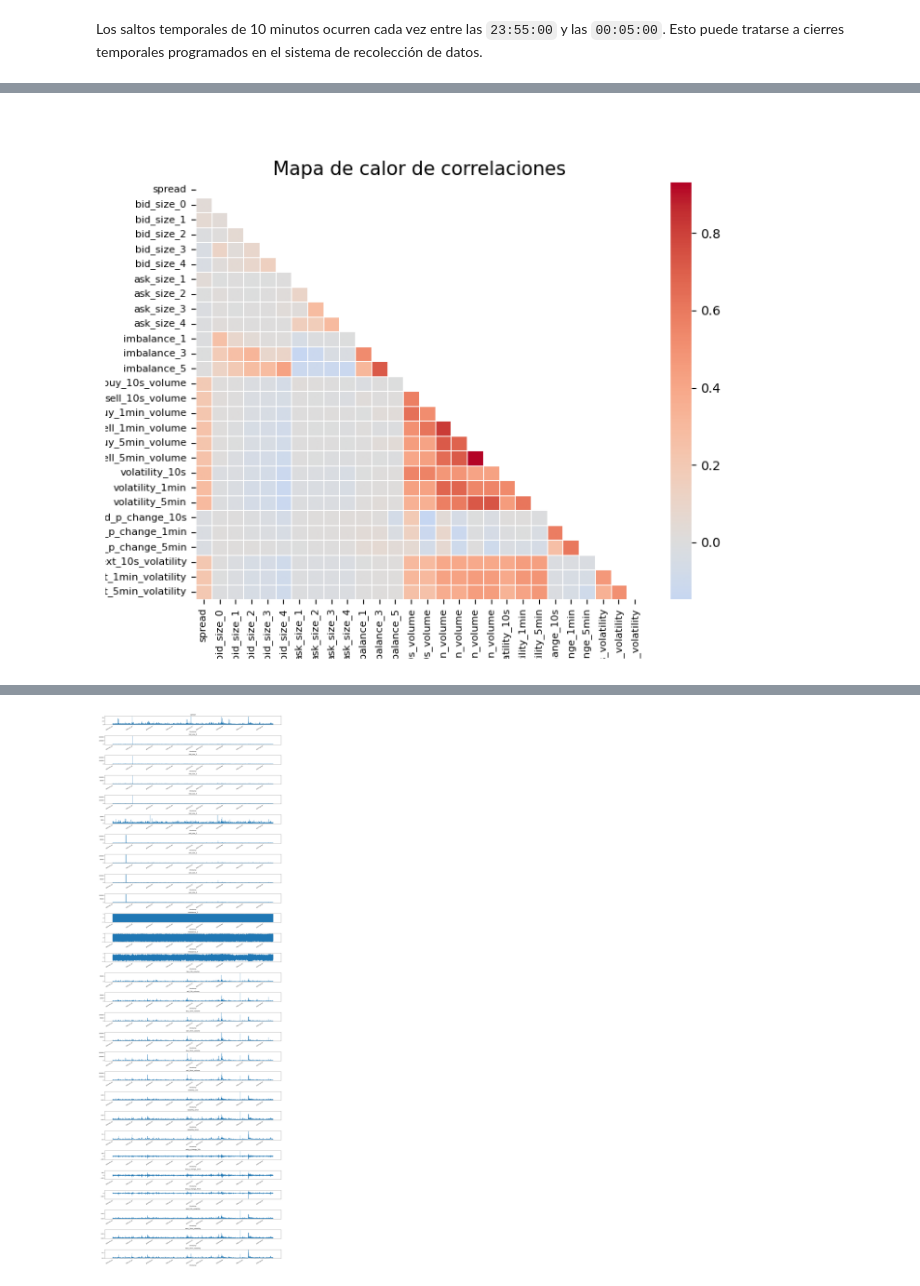
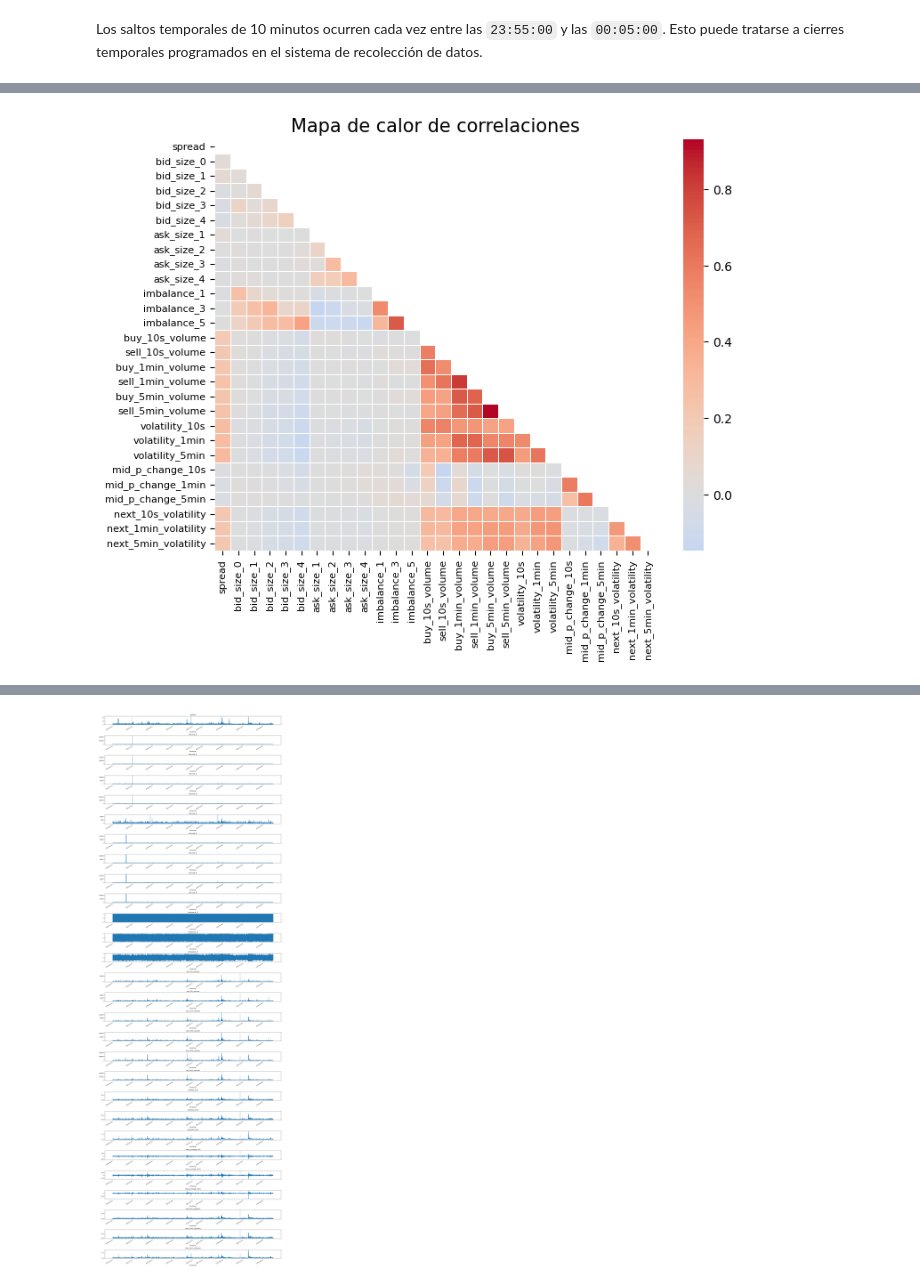
Before and after one commit to IFTrejoM/Binance-price-volatility-predictions-LSTM, a Jupyter notebook: binance.ipynb, the cells around one changed output, grey strips where cells are left out. Cells and saved outputs as stored; diff of their text form; code cells hidden in the pictures.

```diff
--- a/binance.ipynb
+++ b/binance.ipynb
@@ -153,21 +169,21 @@ Una estrategia intermedia podría ser no eliminar completamente los outliers, si
 # %%
-# # Mapa de calor
-# corr = df.corr()
-# mask = np.triu(np.ones_like(corr, dtype=bool))
-# plt.figure(figsize=(8, 6))
-# sns.heatmap(data=corr, mask=mask, cmap='coolwarm', center=0, linewidths=0.5, annot=False)
-# plt.title('Mapa de calor de correlaciones', size=15)
-# plt.xticks(fontsize=8)
-# plt.yticks(fontsize=8)
-# plt.savefig('images/heatmap_all_outs.png', dpi='figure')
+# Mapa de calor
+corr = df.corr()
+mask = np.triu(np.ones_like(corr, dtype=bool))
+plt.figure(figsize=(8, 6))
+sns.heatmap(data=corr, mask=mask, cmap='coolwarm', center=0, linewidths=0.5, annot=False)
+plt.title('Mapa de calor de correlaciones', size=15)
+plt.xticks(fontsize=8)
+plt.yticks(fontsize=8)
+plt.savefig('images/corr-heatmap.png', dpi='figure')
+plt.show()
+
+# # Leer la imagen del archivo
+# img = mpimg.imread('images/corr-heatmap.png')
+# plt.figure(figsize=(10,10))
+# plt.imshow(img)
+# plt.axis('off')
 # plt.show()
-
-# Leer la imagen del archivo
-img = mpimg.imread('images/heatmap_all_outs.png')
-plt.figure(figsize=(10,10))
-plt.imshow(img)
-plt.axis('off')
-plt.show()
 # %% [output]
-[figure, old version]
+[figure, new version]
 # %%
```
Also changed, not shown: parts of 48 cells of this notebook, 4 other files.
